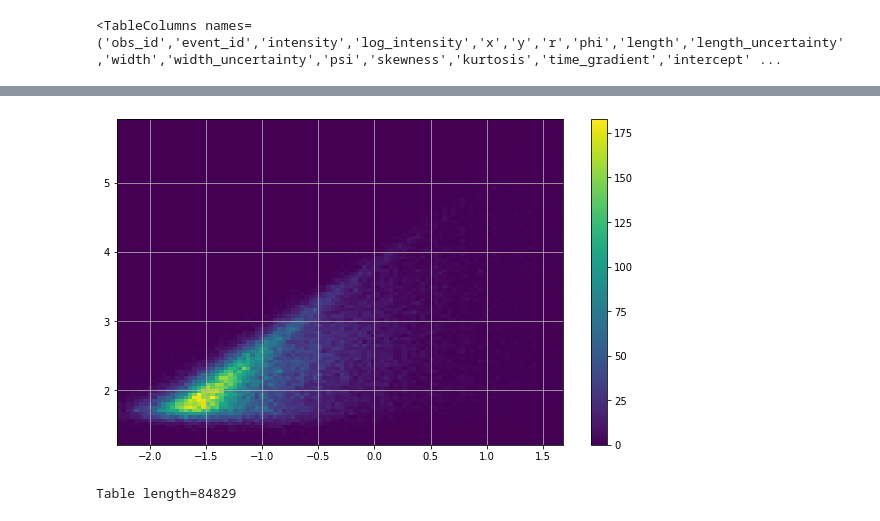
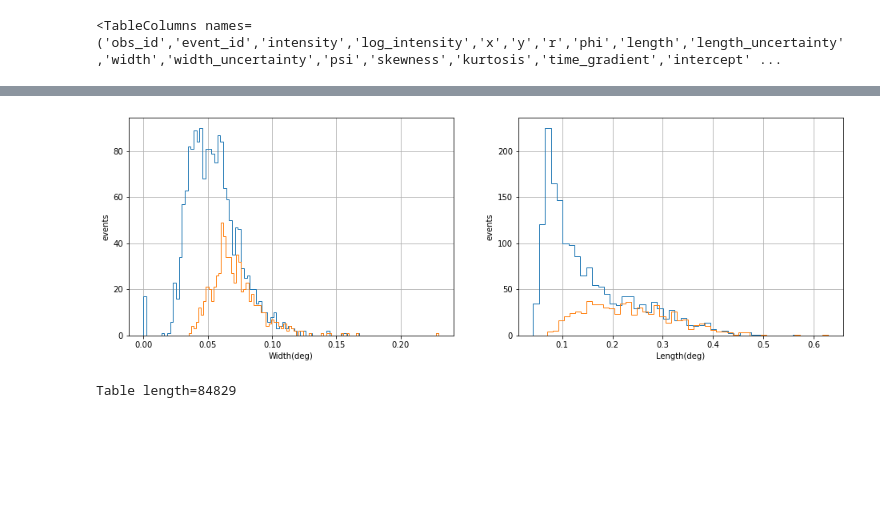
Before and after one commit to cta-observatory/2022_01_lstchain_school, a Jupyter notebook: DL1a_to_DL1b/explore_dl1_MC.ipynb, the cells around one changed output, grey strips where cells are left out. Saved outputs shown, nothing was run; the diff lists cells and outputs as text; code cells hidden in the pictures; blank space fills up the shorter version.

Commit message:
More examples added

```diff
--- a/DL1a_to_DL1b/explore_dl1_MC.ipynb
+++ b/DL1a_to_DL1b/explore_dl1_MC.ipynb
@@ -189,16 +190,29 @@ Table length=84829
-# %%
-# Simple example plot
-
-mask = dl1_parameters['intensity'] > 0  # successfully cleaned & parametrized images
-
-plt.figure(figsize=(10,6))
-plt.hist2d(dl1_parameters['log_mc_energy'][mask],
-           np.log10(dl1_parameters['intensity'][mask]), bins=(100,100))
-plt.grid()
-plt.colorbar()
-plt.show()
-# %% [output]
-[figure, removed]
+# %%
+# Example plots: width and length distributions
+
+intensity_cut = dl1_parameters['intensity'] > 200
+fig = plt.figure(figsize=(16,5))
+
+fig.add_subplot(1, 2, 1)
+# Width distribution for all events:
+plt.hist(dl1_parameters['width'], bins=100, histtype='step')
+# Now for higher intensities only:
+intensity_cut = dl1_parameters['intensity'] > 200
+plt.hist(dl1_parameters['width'][intensity_cut], bins=100, histtype='step')
+plt.grid()
+plt.xlabel('Width(deg)')
+plt.ylabel('events')
+
+fig.add_subplot(1, 2, 2)
+plt.hist(dl1_parameters['length'], bins=50, histtype='step')
+plt.hist(dl1_parameters['length'][intensity_cut], bins=50, histtype='step')
+plt.grid()
+plt.xlabel('Length(deg)')
+plt.ylabel('events')
+
+plt.show()
+# %% [output]
+[figure, added]
 # %%
 # If you need to work with more statistics, you can create a table with many input files.
 # glob allows to use wildcards. Example with MC gamma files:
```
Also changed, not shown: parts of 10 cells of this notebook.
